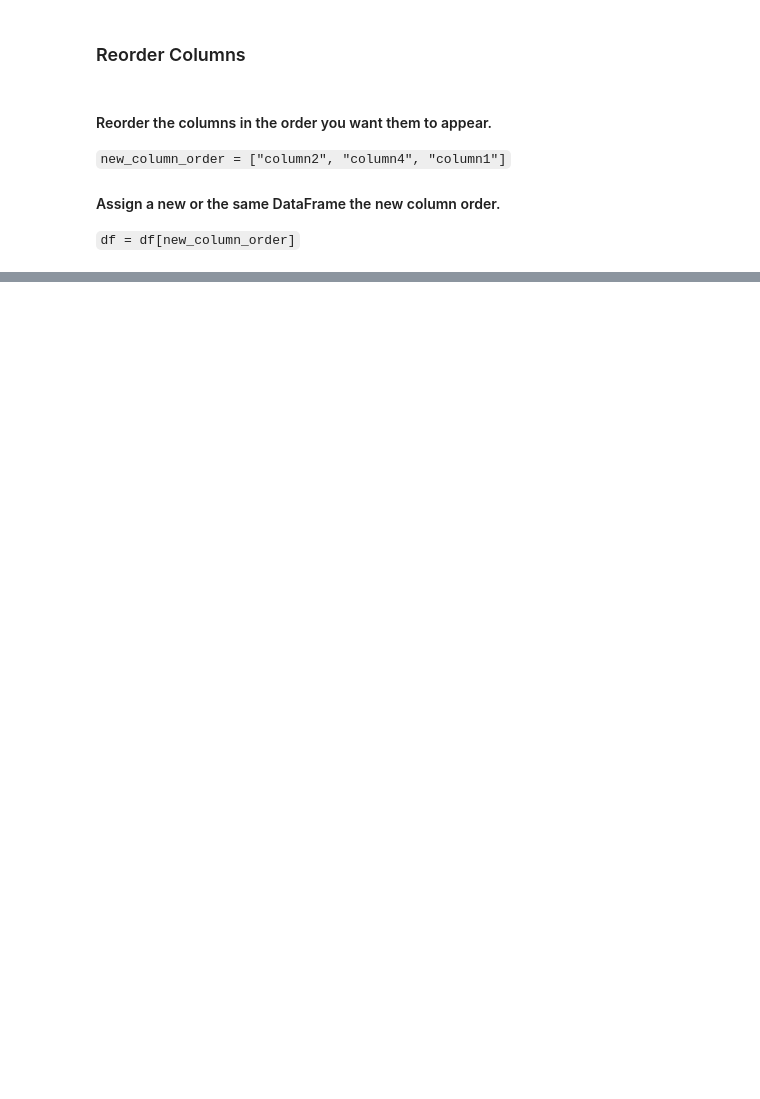
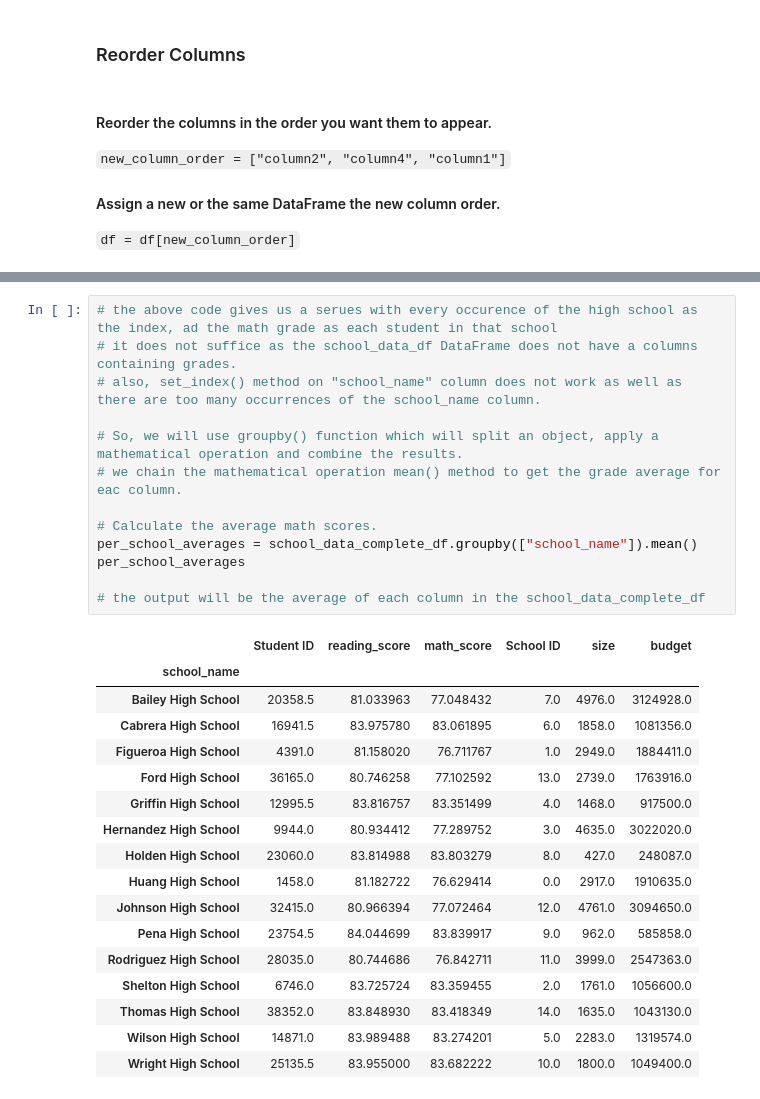
Before and after one commit to tkoide01/School_District_Analysis, a Jupyter notebook: PyCitySchools.ipynb, the cells around one changed output, grey strips where cells are left out. Drawn from its saved outputs; the diff is of its cells as text; blank space fills up the shorter version.

```diff
--- a/PyCitySchools.ipynb
+++ b/PyCitySchools.ipynb
@@ -538,0 +745,31 @@ district_summary_df
+# %%
+# the above code gives us a serues with every occurence of the high school as the index, ad the math grade as each student in that school
+# it does not suffice as the school_data_df DataFrame does not have a columns containing grades.
+# also, set_index() method on "school_name" column does not work as well as there are too many occurrences of the school_name column.
+
+# So, we will use groupby() function which will split an object, apply a mathematical operation and combine the results.
+# we chain the mathematical operation mean() method to get the grade average for eac column.
+
+# Calculate the average math scores.
+per_school_averages = school_data_complete_df.groupby(["school_name"]).mean()
+per_school_averages
+
+# the output will be the average of each column in the school_data_complete_df
+# %% [output]
+|  | Student ID | reading_score | math_score | School ID | size | budget |
+| school_name |  |  |  |  |  |  |
+| Bailey High School | 20358.5 | 81.033963 | 77.048432 | 7.0 | 4976.0 | 3124928.0 |
+| Cabrera High School | 16941.5 | 83.975780 | 83.061895 | 6.0 | 1858.0 | 1081356.0 |
+| Figueroa High School | 4391.0 | 81.158020 | 76.711767 | 1.0 | 2949.0 | 1884411.0 |
+| Ford High School | 36165.0 | 80.746258 | 77.102592 | 13.0 | 2739.0 | 1763916.0 |
+| Griffin High School | 12995.5 | 83.816757 | 83.351499 | 4.0 | 1468.0 | 917500.0 |
+| Hernandez High School | 9944.0 | 80.934412 | 77.289752 | 3.0 | 4635.0 | 3022020.0 |
+| Holden High School | 23060.0 | 83.814988 | 83.803279 | 8.0 | 427.0 | 248087.0 |
+| Huang High School | 1458.0 | 81.182722 | 76.629414 | 0.0 | 2917.0 | 1910635.0 |
+| Johnson High School | 32415.0 | 80.966394 | 77.072464 | 12.0 | 4761.0 | 3094650.0 |
+| Pena High School | 23754.5 | 84.044699 | 83.839917 | 9.0 | 962.0 | 585858.0 |
+| Rodriguez High School | 28035.0 | 80.744686 | 76.842711 | 11.0 | 3999.0 | 2547363.0 |
+| Shelton High School | 6746.0 | 83.725724 | 83.359455 | 2.0 | 1761.0 | 1056600.0 |
+| Thomas High School | 38352.0 | 83.848930 | 83.418349 | 14.0 | 1635.0 | 1043130.0 |
+| Wilson High School | 14871.0 | 83.989488 | 83.274201 | 5.0 | 2283.0 | 1319574.0 |
+| Wright High School | 25135.5 | 83.955000 | 83.682222 | 10.0 | 1800.0 | 1049400.0 |
```
Also changed, not shown: parts of 28 cells of this notebook, 1 other file.
